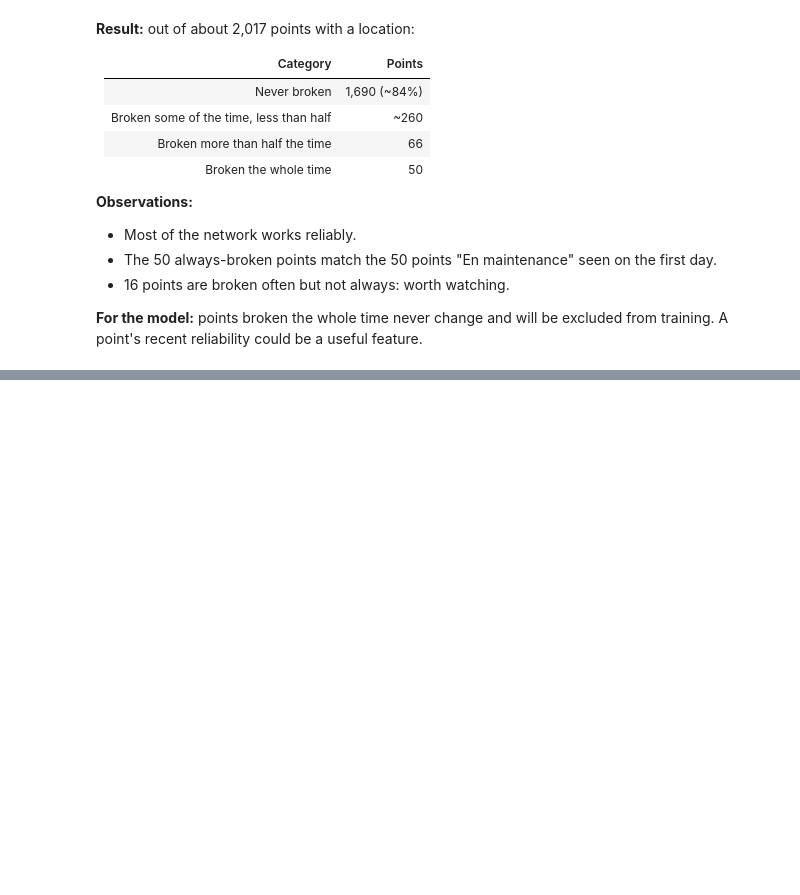
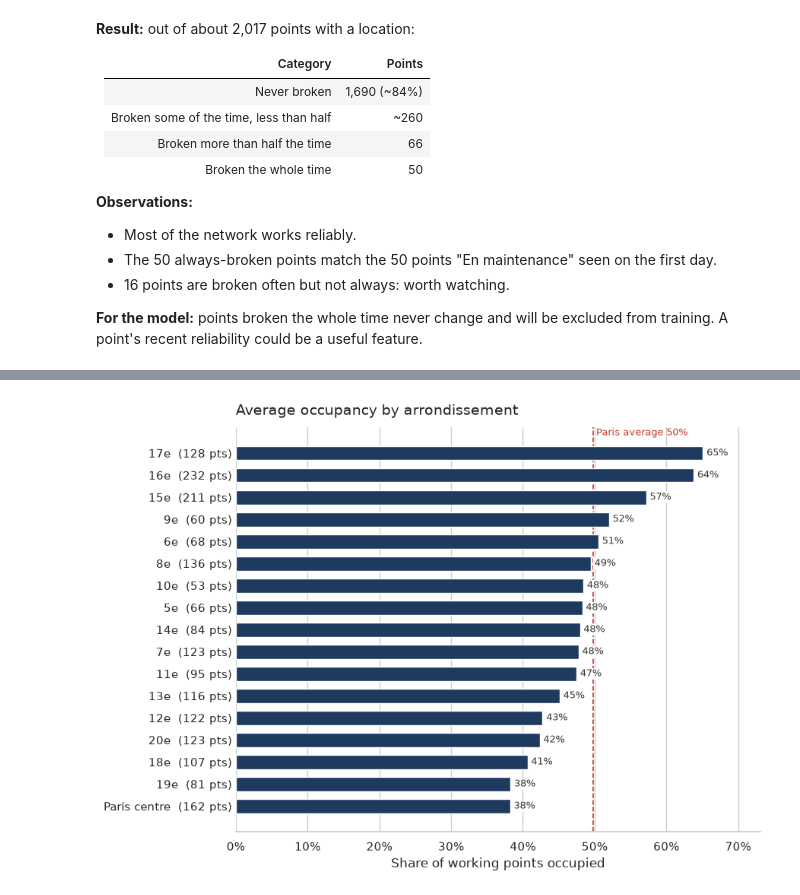
Before and after one commit to RimeAabil/belib-forecast, a Jupyter notebook: notebooks/01_eda.ipynb, the cells around one changed output, grey strips where cells are left out. Saved outputs shown, nothing was run; the diff lists cells and outputs as text; code cells hidden in the pictures; blank space fills up the shorter version.

```diff
--- a/notebooks/01_eda.ipynb
+++ b/notebooks/01_eda.ipynb
@@ -313,0 +383,40 @@ Points never broken: 1690
+# %%
+with_arr = working.merge(points[["id_pdc", "arrondissement"]], on="id_pdc")
+by_arr = with_arr.groupby("arrondissement").agg(
+    occupancy=("occupied", "mean"),
+    n_points=("id_pdc", "nunique"),
+).sort_values("occupancy")
+
+def short_name(a):
+    """'08e Arrondissement' -> '8e'; keep 'Paris centre' as is."""
+    return a.replace(" Arrondissement", "").lstrip("0") if "Arrondissement" in a else a
+
+labels = [f"{short_name(a)}  ({n} pts)" for a, n in zip(by_arr.index, by_arr["n_points"])]
+network_avg = working["occupied"].mean()
+
+fig, ax = plt.subplots(figsize=(9, 6.5))
+
+# Average line first, behind everything (zorder=0)
+ax.axvline(network_avg, color=RED, linestyle="--", linewidth=1.2, zorder=0)
+ax.text(network_avg, len(by_arr) - 0.3, f" Paris average {network_avg:.0%}",
+        color=RED, fontsize=9, va="bottom")
+
+bars = ax.barh(labels, by_arr["occupancy"], color=NAVY, height=0.65, zorder=2)
+for bar, value in zip(bars, by_arr["occupancy"]):
+    ax.text(value + 0.005, bar.get_y() + bar.get_height() / 2, f"{value:.0%}",
+            va="center", fontsize=9, color="#333333", zorder=3,
+            bbox={"facecolor": "white", "edgecolor": "none", "pad": 1})
+
+ax.set_xlim(0, by_arr["occupancy"].max() + 0.08)
+ax.xaxis.set_major_formatter(PercentFormatter(1.0))
+ax.tick_params(axis="y", length=0)
+ax.grid(axis="y", visible=False)
+ax.set_axisbelow(True)                           # grid lines behind the bars
+ax.set_title("Average occupancy by arrondissement", loc="left", fontsize=14, pad=12)
+ax.set_xlabel("Share of working points occupied")
+sns.despine(left=True)
+plt.tight_layout()
+fig.savefig(IMG_DIR / "occupancy_by_arrondissement.png", dpi=150)
+plt.show()
+# %% [output]
+[figure, added]
```
Also changed, not shown: parts of 13 cells of this notebook, 4 other files.
